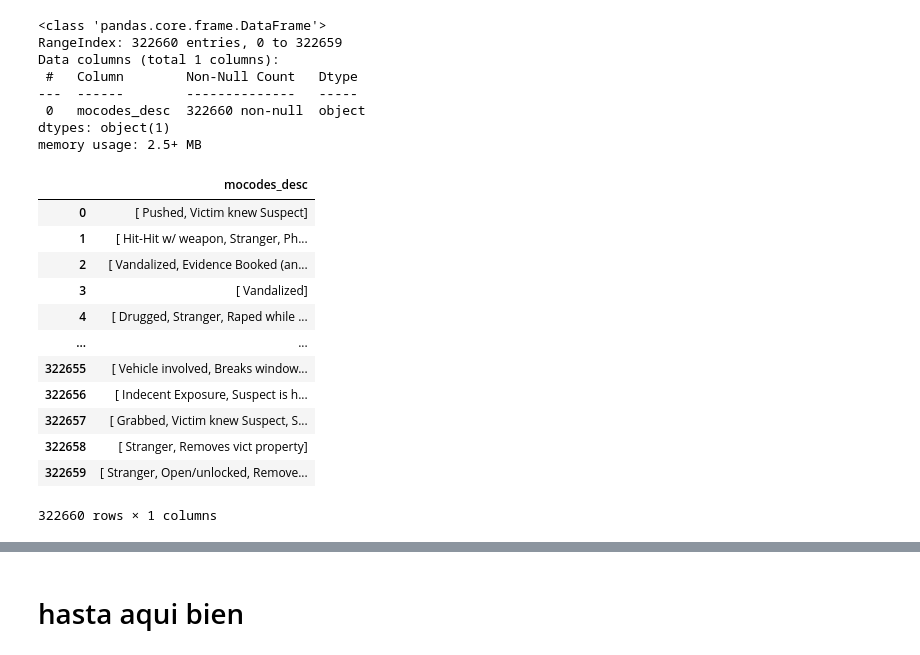
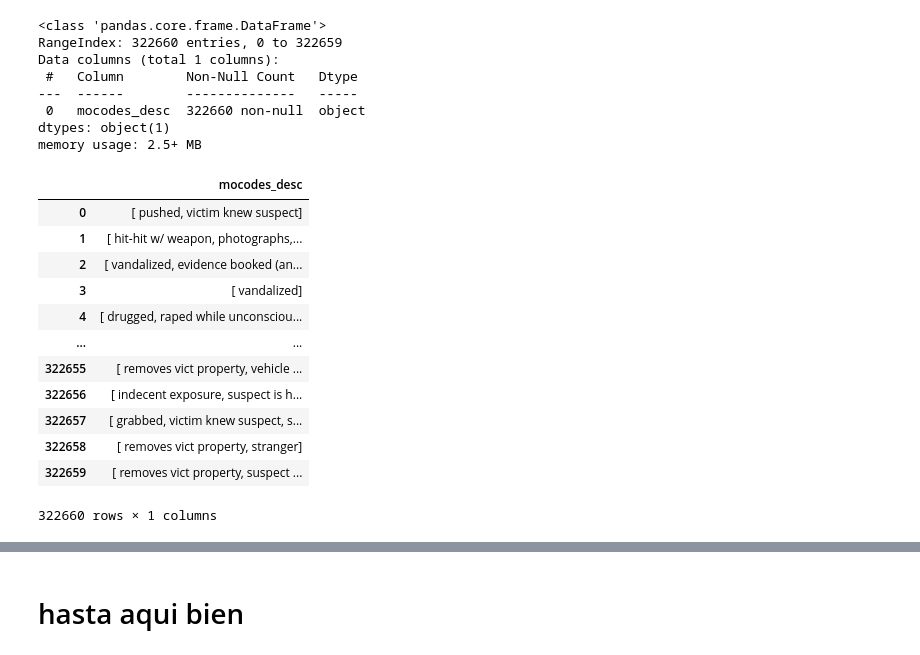
Before and after one commit to LAFG16/final_proyect_crime, a Jupyter notebook: src/04. EDA Crime Data.ipynb, the cells around one changed output, grey strips where cells are left out. Cells and saved outputs as stored; diff of their text form; code cells hidden in the pictures.

```diff
--- a/src/04. EDA Crime Data.ipynb
+++ b/src/04. EDA Crime Data.ipynb
@@ -774,3 +776,6 @@ mocodes
 322660 rows × 1 columns
 # %%
 mocodes.fillna("0", inplace = True)
+# %%
+mocodes["mocodes_desc"] = mocodes["mocodes_desc"].apply(lambda x: sorted(x))
+mocodes["mocodes_desc"]
@@ -788,23 +806,23 @@ memory usage: 2.5+ MB
 # %%
 codigos_dict = dict(zip(codigos["mocodes"], codigos["mocodes_desc"]))
 
 for idx, code_list in enumerate(mocodes["mocodes_desc"]):
     for i, code in enumerate(code_list):
         if code in codigos_dict:
-            mocodes.at[idx, 'mocodes_desc'][i] = codigos_dict[code]
+            mocodes.at[idx, 'mocodes_desc'][i] = codigos_dict[code].lower()
 
 mocodes
 # %% [output]
 |  | mocodes_desc |
-| 0 | [ Pushed, Victim knew Suspect] |
-| 1 | [ Hit-Hit w/ weapon, Stranger, Ph... |
-| 2 | [ Vandalized, Evidence Booked (an... |
-| 3 | [ Vandalized] |
-| 4 | [ Drugged, Stranger, Raped while ... |
+| 0 | [ pushed, victim knew suspect] |
+| 1 | [ hit-hit w/ weapon, photographs,... |
+| 2 | [ vandalized, evidence booked (an... |
+| 3 | [ vandalized] |
+| 4 | [ drugged, raped while unconsciou... |
 | ... | ... |
-| 322655 | [ Vehicle involved, Breaks window... |
-| 322656 | [ Indecent Exposure, Suspect is h... |
-| 322657 | [ Grabbed, Victim knew Suspect, S... |
-| 322658 | [ Stranger, Removes vict property] |
-| 322659 | [ Stranger, Open/unlocked, Remove... |
+| 322655 | [ removes vict property, vehicle ... |
+| 322656 | [ indecent exposure, suspect is h... |
+| 322657 | [ grabbed, victim knew suspect, s... |
+| 322658 | [ removes vict property, stranger] |
+| 322659 | [ removes vict property, suspect ... |
 322660 rows × 1 columns
```
Also changed, not shown: parts of 16 cells of this notebook, 4 other files.
